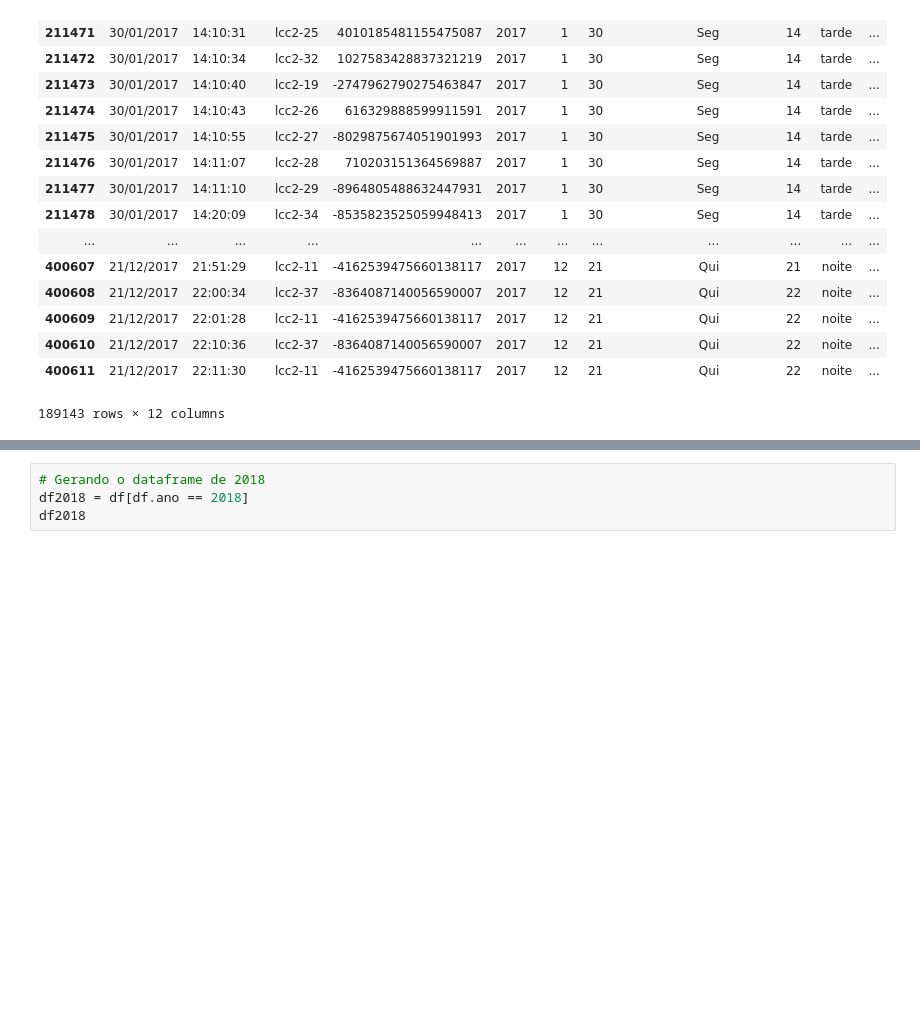
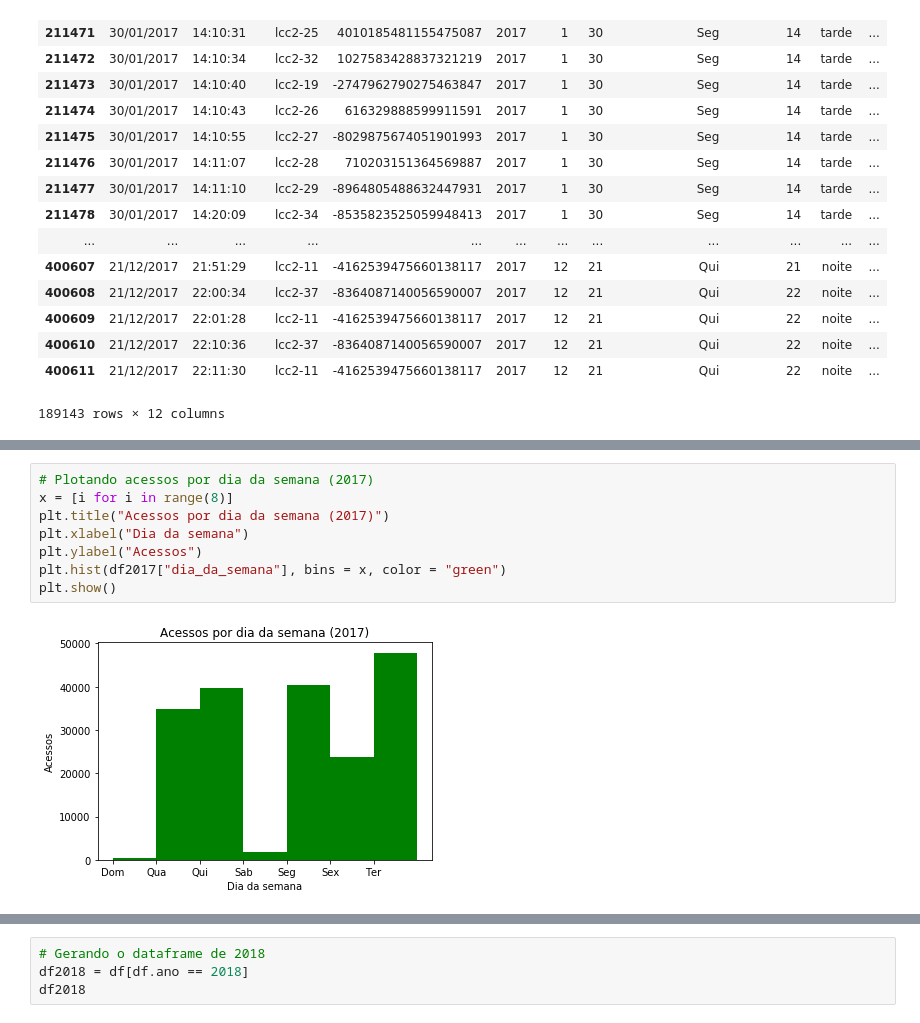
Before and after one commit to felipemarinho97/guardiansAnalytics, a Jupyter notebook: src/Analise.ipynb, the cells around one changed output, grey strips where cells are left out. Drawn from its saved outputs; the diff is of its cells as text; blank space fills up the shorter version.

```diff
--- a/src/Analise.ipynb
+++ b/src/Analise.ipynb
@@ -243,0 +256,10 @@ df2017
+# %%
+# Plotando acessos por dia da semana (2017)
+x = [i for i in range(8)]
+plt.title("Acessos por dia da semana (2017)")
+plt.xlabel("Dia da semana")
+plt.ylabel("Acessos")
+plt.hist(df2017["dia_da_semana"], bins = x, color = "green")
+plt.show()
+# %% [output]
+[figure, added]
```
Also changed, not shown: parts of 12 cells of this notebook, 1 other file.
